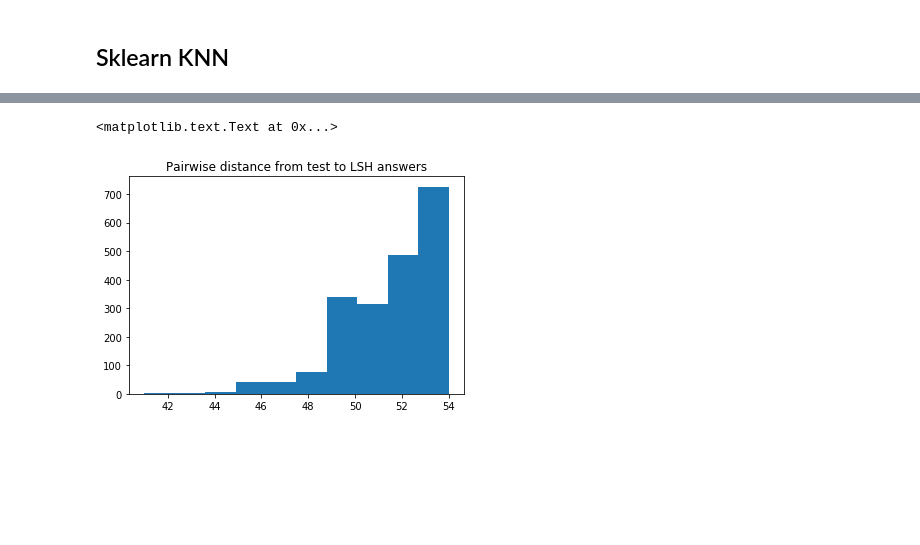
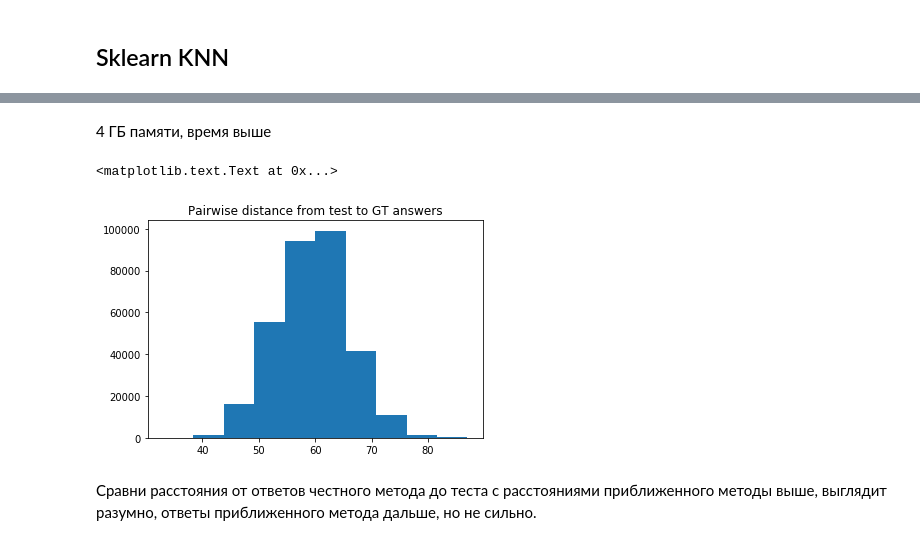
Before and after one commit to Gezort/lsh, a Jupyter notebook: etc/ls-sample.ipynb, the cells around one changed output, grey strips where cells are left out. Drawn from its saved outputs; the diff is of its cells as text; code cells hidden in the pictures; blank space fills up the shorter version.

```diff
--- a/etc/ls-sample.ipynb
+++ b/etc/ls-sample.ipynb
@@ -71,11 +85,13 @@ True
+# %% [markdown]
+4 ГБ памяти, время выше
 # %%
-gt_knn.fit(X_train, np.ones(len(X_train)))
-gt_d, gt_neighbours = gt_knn.kneighbors(X_test, 32)
 _ = plt.hist(gt_d.ravel()* bits)
-plt.title("Pairwise distance from test to LSH answers")
+plt.title("Pairwise distance from test to GT answers")
 # %% [output]
 <matplotlib.text.Text at 0x...>
-[figure, old version]
+[figure, new version]
+# %% [markdown]
+Сравни расстояния от ответов честного метода до теста с расстояниями приближенного методы выше, выглядит разумно, ответы приближенного метода дальше, но не сильно.
 # %%
 def ioc(lsh, knn):
     r = []
```
Also changed, not shown: parts of 14 cells of this notebook, 1 other file.
